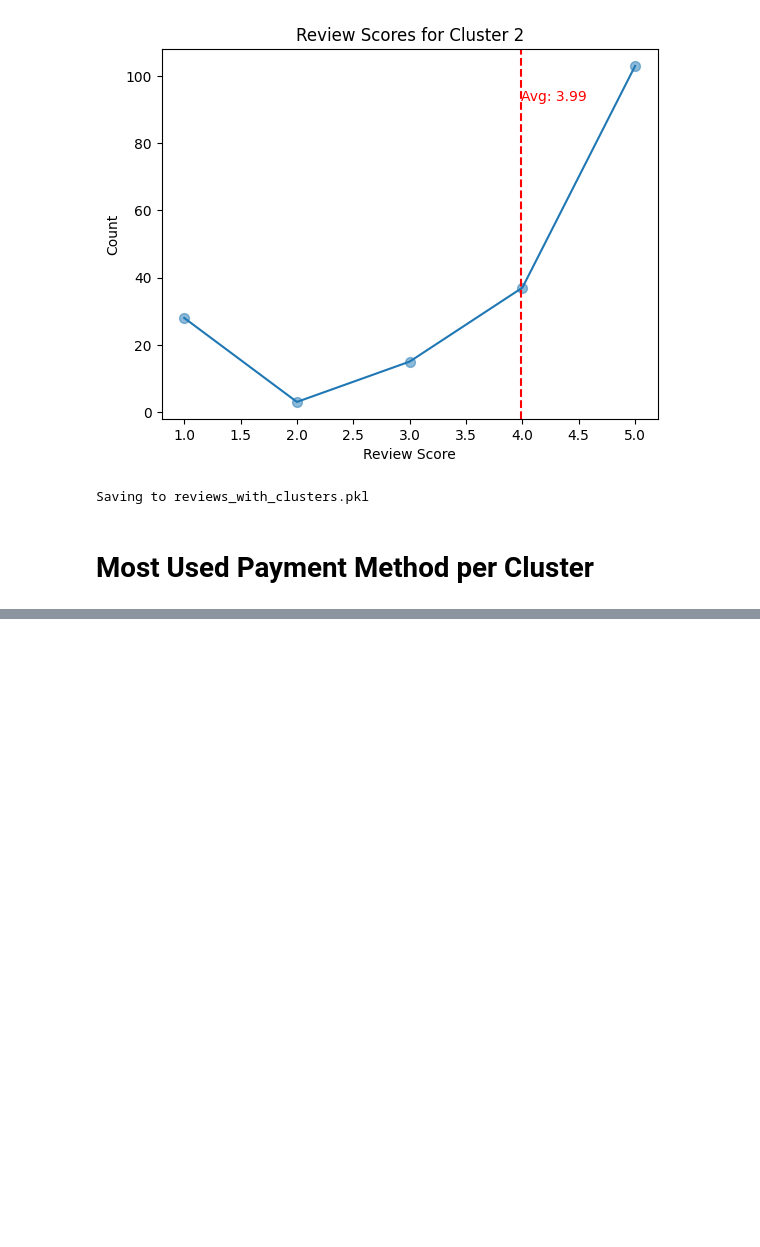
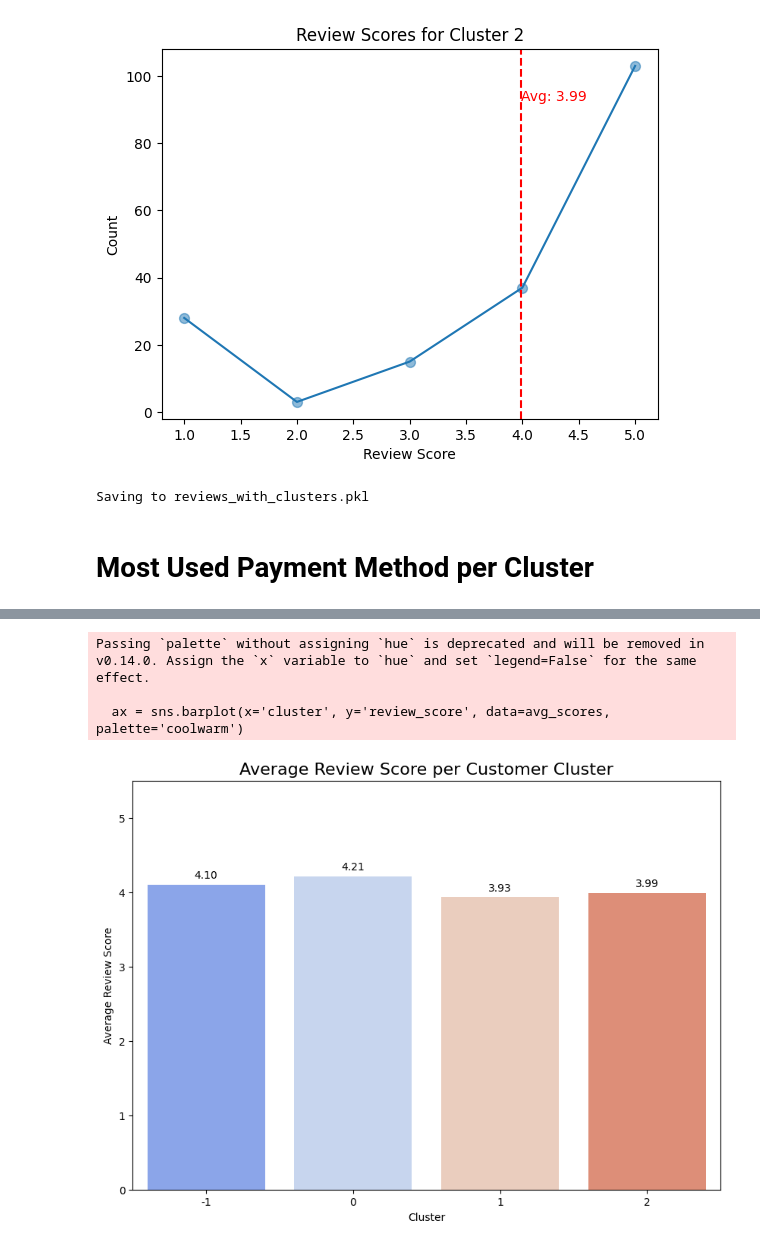
Before and after one commit to pt-sinan-akbar/Dataset-Thesis, a Jupyter notebook: 16-analisa/end_of_beginning.ipynb, the cells around one changed output, grey strips where cells are left out. Drawn from its saved outputs; the diff is of its cells as text; code cells hidden in the pictures; blank space fills up the shorter version.

```diff
--- a/16-analisa/end_of_beginning.ipynb
+++ b/16-analisa/end_of_beginning.ipynb
@@ -362,0 +441,27 @@ Saving to payments_with_clusters.pkl
+# %%
+# Bar Chart for Average Review Scores
+
+avg_scores = reviews_with_clusters.groupby('cluster')['review_score'].mean().reset_index()
+
+plt.figure(figsize=(10, 7))
+ax = sns.barplot(x='cluster', y='review_score', data=avg_scores, palette='coolwarm')
+
+for p in ax.patches:
+    ax.annotate(f'{p.get_height():.2f}',
+                (p.get_x() + p.get_width() / 2., p.get_height()),
+                ha='center', va='center',
+                xytext=(0, 9),
+                textcoords='offset points')
+
+plt.title('Average Review Score per Customer Cluster', fontsize=16)
+plt.xlabel('Cluster')
+plt.ylabel('Average Review Score')
+plt.ylim(0, 5.5)
+plt.savefig('average_review_scores_barplot.png', bbox_inches='tight')
+
+plt.show()
+# %% [output]
+Passing `palette` without assigning `hue` is deprecated and will be removed in v0.14.0. Assign the `x` variable to `hue` and set `legend=False` for the same effect.
+
+  ax = sns.barplot(x='cluster', y='review_score', data=avg_scores, palette='coolwarm')
+[figure, added]
```
Also changed, not shown: parts of 7 cells of this notebook, 15 other files.
